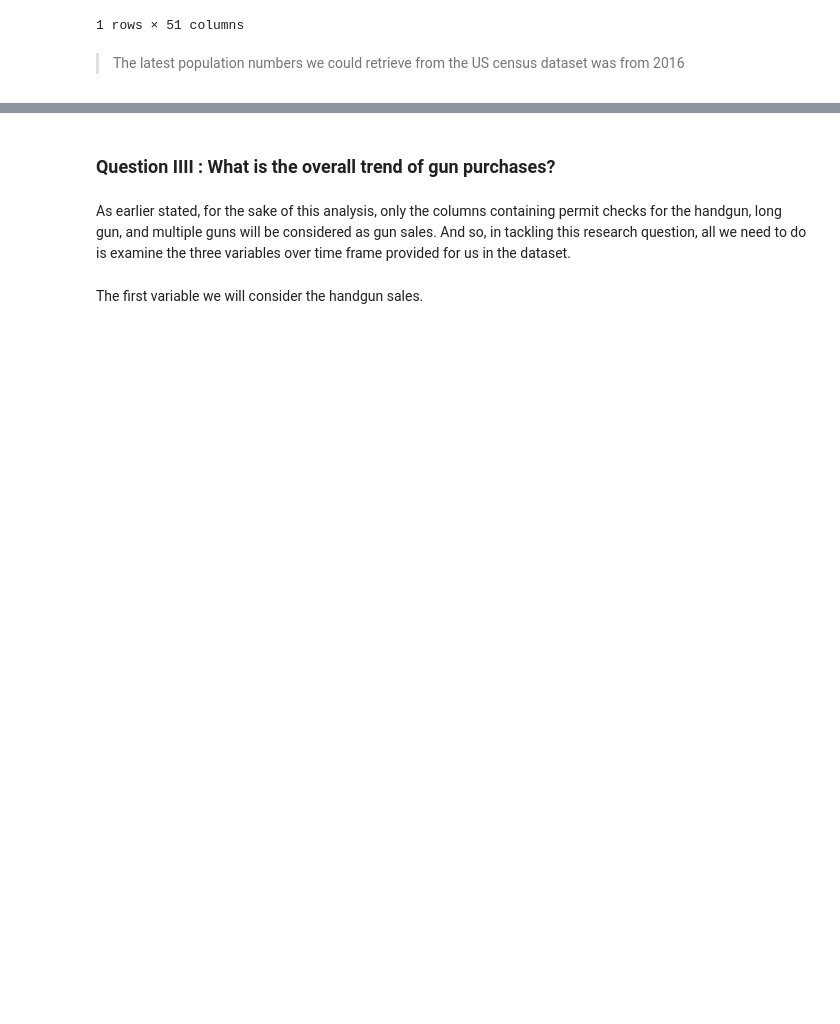
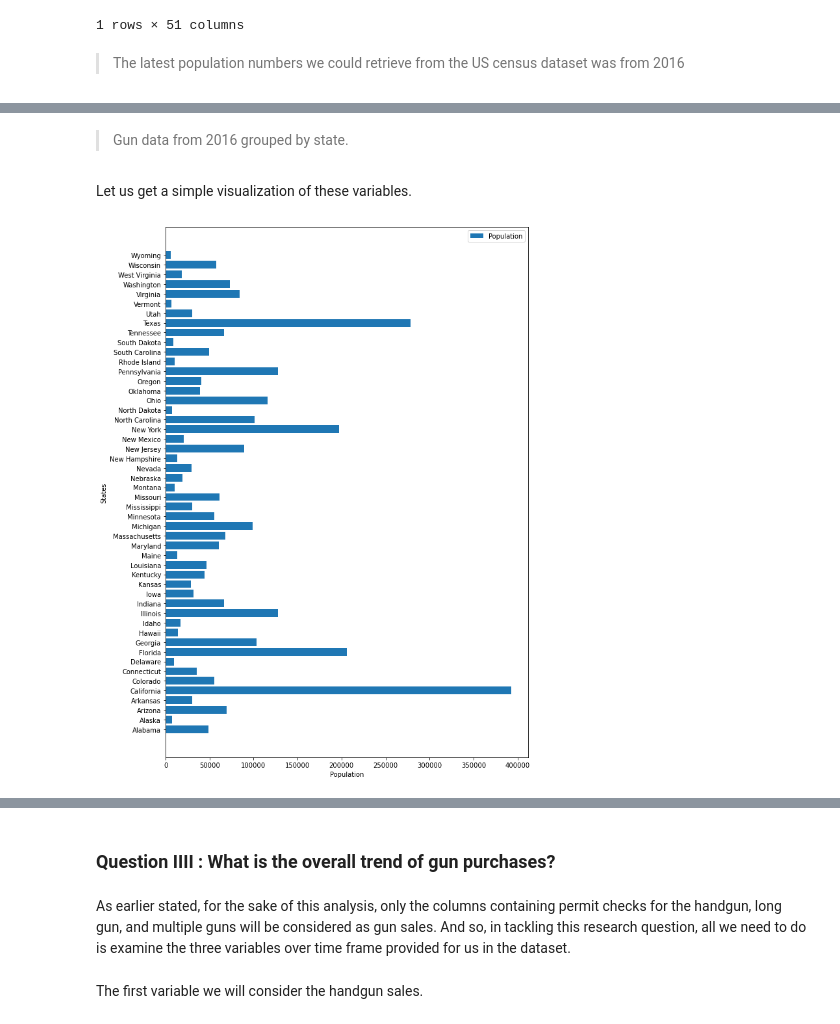
Before and after one commit to jjjeorgee/ALX-T, a Jupyter notebook: Project 01/NCIS background checks data analysis collated with US census data.ipynb, the cells around one changed output, grey strips where cells are left out. Drawn from its saved outputs; the diff is of its cells as text; code cells hidden in the pictures; blank space fills up the shorter version.

```diff
--- a/Project 01/NCIS background checks data analysis collated with US census data.ipynb
+++ b/Project 01/NCIS background checks data analysis collated with US census data.ipynb
@@ -475,0 +577,15 @@ ValueError: invalid literal for int() with base 10: 'Population estimates, July
+# %% [markdown]
+> Gun data from 2016 grouped by state.
+# %% [markdown]
+Let us get a simple visualization of these variables.
+# %%
+from matplotlib import pyplot as plt
+plt.rcParams["figure.figsize"] = (10,15)
+# %%
+plt.barh(Census_data_n.state, Census_data_n.population / 10**2)
+plt.legend(['Population'])
+plt.xlabel('Population')
+plt.ylabel('States')
+plt.show()
+# %% [output]
+[figure, added]
```
Also changed, not shown: parts of 64 cells of this notebook, 1 other file.
